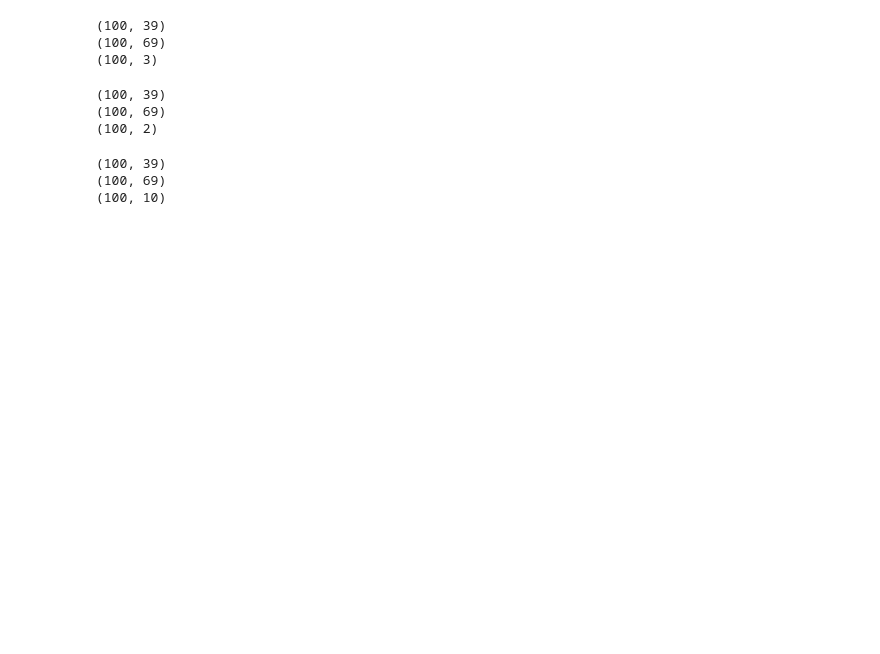
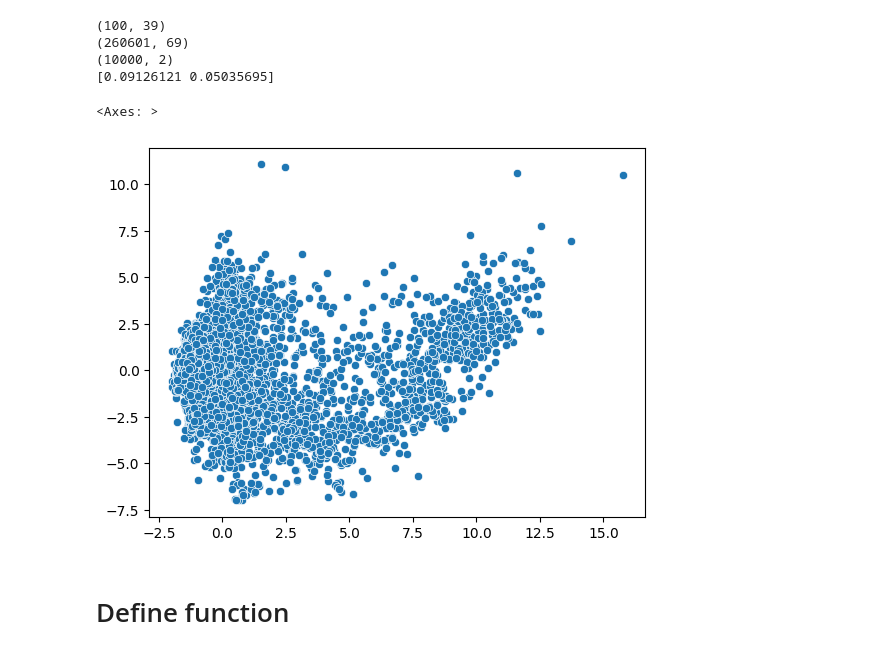
Before and after one commit to nina-prog/richters-predictor-modeling-earthquake-damage, a Jupyter notebook: notebooks/week03/week03-dimensionality-reduction.ipynb, the cells around one changed output. Cells and saved outputs as stored; diff of their text form; code cells hidden in the pictures; blank space fills up the shorter version.

```diff
--- a/notebooks/week03/week03-dimensionality-reduction.ipynb
+++ b/notebooks/week03/week03-dimensionality-reduction.ipynb
@@ -8,11 +10,16 @@ import pandas as pd
 x_train = pd.read_csv("../../data/raw/train_values.csv")
 y_train = pd.read_csv("../../data/raw/train_labels.csv")
 x_test = pd.read_csv("../../data/raw/test_values.csv")
+# %%
+scaler = StandardScaler()
+x_train_enc = pd.get_dummies(x_train)
+scaler = scaler.fit(x_train_enc)
+x_train_scaled = scaler.transform(x_train_enc)
 # %%
 print(x_train[:100].shape)
 
 # But first we need to transform the categorical features
-x_train_lle = pd.get_dummies(x_train)
+#x_train_lle = pd.get_dummies(x_train_scaled)
 print(x_train_lle[:100].shape)
 
 # LLE
@@ -20,15 +27,11 @@ embedding = LocallyLinearEmbedding(n_neighbors=5, n_components=3)
 x_transformed = embedding.fit_transform(x_train_lle[:100])
 
 print(x_transformed.shape)
-# %% [output]
-(100, 39)
-(100, 69)
-(100, 3)
 # %%
 print(x_train[:100].shape)
 
 # But first we need to transform the categorical features
-x_train_isomap = pd.get_dummies(x_train)
+#x_train_isomap = pd.get_dummies(x_train_scaled)
 print(x_train_isomap[:100].shape)
 
 # Isomap
@@ -36,23 +39,26 @@ embedding = Isomap(n_neighbors=5, n_components=2)
 x_transformed = embedding.fit_transform(x_train_isomap[:100])
 
 print(x_transformed.shape)
-# %% [output]
-(100, 39)
-(100, 69)
-(100, 2)
 # %%
 print(x_train[:100].shape)
 
 # But first we need to transform the categorical features
-x_train_pca = pd.get_dummies(x_train)
-print(x_train_pca[:100].shape)
+#x_train_pca = pd.get_dummies(x_train_scaled)
+print(x_train_scaled.shape)
 
-# Isomap
-embedding = PCA(n_components=10)
-x_transformed = embedding.fit_transform(x_train_pca[:100])
+# PCA
+embedding = PCA(n_components=2)
+x_transformed = embedding.fit_transform(x_train_scaled[:10000])
 
 print(x_transformed.shape)
+print(embedding.explained_variance_ratio_)
+sns.scatterplot(x=x_transformed[:, 0], y=x_transformed[:, 1])
 # %% [output]
 (100, 39)
-(100, 69)
-(100, 10)
+(260601, 69)
+(10000, 2)
+[0.09126121 0.05035695]
+<Axes: >
+[figure, added]
+# %% [markdown]
+# Define function
```
Also changed, not shown: parts of 2 cells of this notebook, 1 other file.
